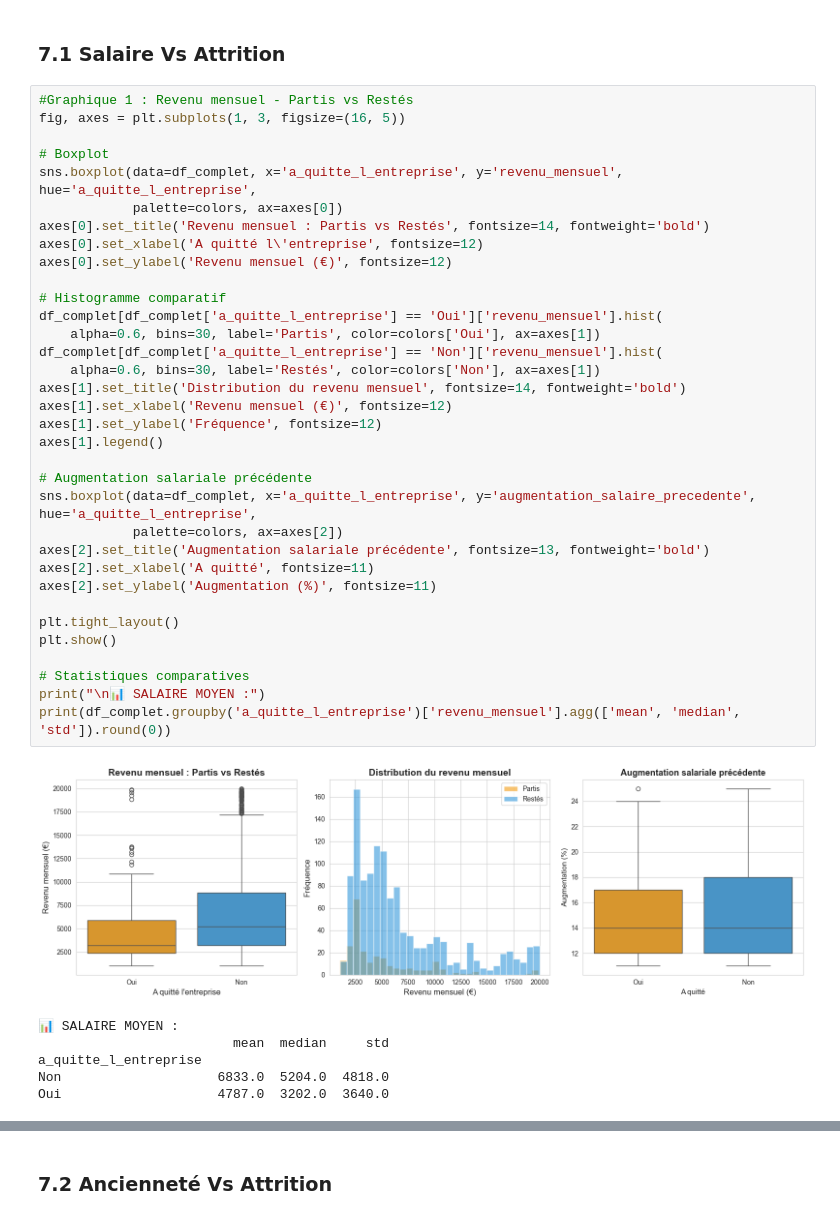
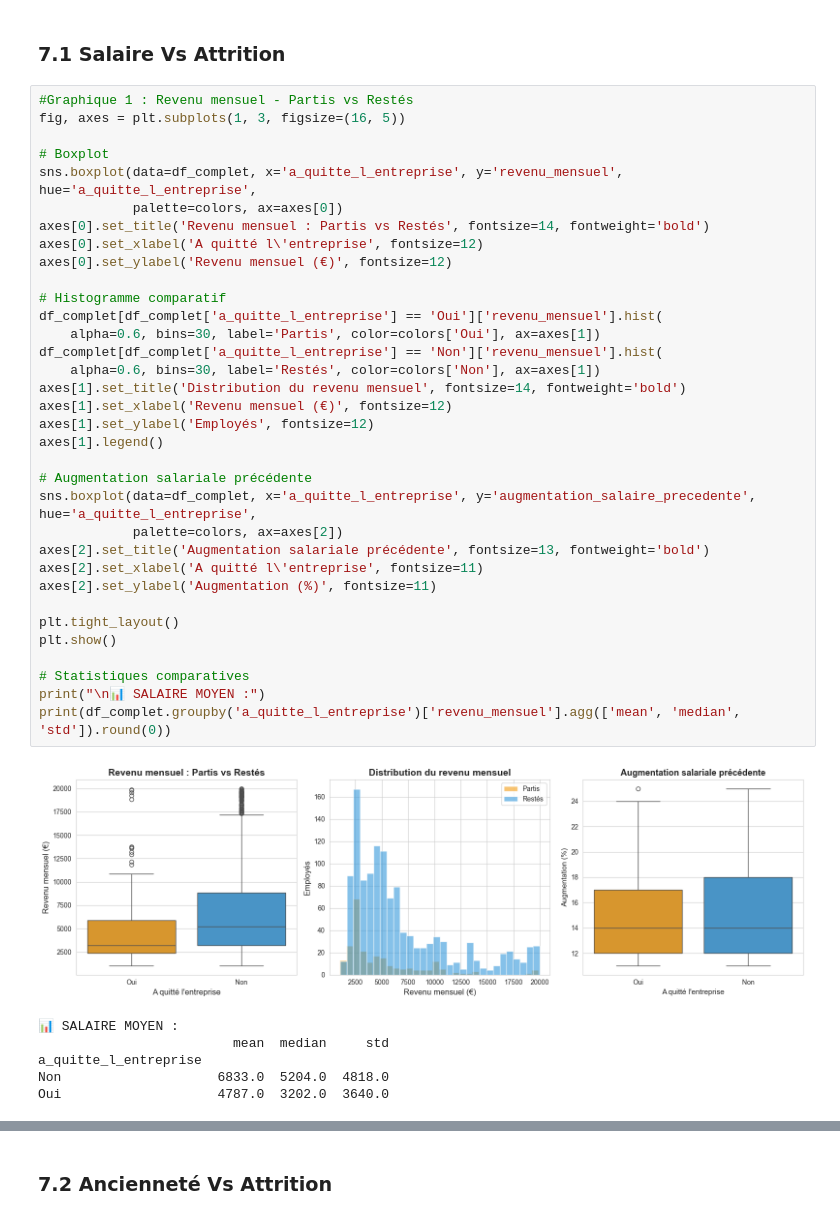
Before and after one commit to vler0ux/esn, a Jupyter notebook: 01_analyse_exploratoire.ipynb, the cells around one changed output, grey strips where cells are left out. Saved outputs shown, nothing was run; the diff lists cells and outputs as text.

```diff
--- a/01_analyse_exploratoire.ipynb
+++ b/01_analyse_exploratoire.ipynb
@@ -1028,36 +1020,36 @@ fig, axes = plt.subplots(1, 3, figsize=(16, 5))
 
 # Boxplot
 sns.boxplot(data=df_complet, x='a_quitte_l_entreprise', y='revenu_mensuel', hue='a_quitte_l_entreprise',
             palette=colors, ax=axes[0])
 axes[0].set_title('Revenu mensuel : Partis vs Restés', fontsize=14, fontweight='bold')
 axes[0].set_xlabel('A quitté l\'entreprise', fontsize=12)
 axes[0].set_ylabel('Revenu mensuel (€)', fontsize=12)
 
 # Histogramme comparatif
 df_complet[df_complet['a_quitte_l_entreprise'] == 'Oui']['revenu_mensuel'].hist(
     alpha=0.6, bins=30, label='Partis', color=colors['Oui'], ax=axes[1])
 df_complet[df_complet['a_quitte_l_entreprise'] == 'Non']['revenu_mensuel'].hist(
     alpha=0.6, bins=30, label='Restés', color=colors['Non'], ax=axes[1])
 axes[1].set_title('Distribution du revenu mensuel', fontsize=14, fontweight='bold')
 axes[1].set_xlabel('Revenu mensuel (€)', fontsize=12)
-axes[1].set_ylabel('Fréquence', fontsize=12)
+axes[1].set_ylabel('Employés', fontsize=12)
 axes[1].legend()
 
 # Augmentation salariale précédente
 sns.boxplot(data=df_complet, x='a_quitte_l_entreprise', y='augmentation_salaire_precedente', hue='a_quitte_l_entreprise',
             palette=colors, ax=axes[2])
 axes[2].set_title('Augmentation salariale précédente', fontsize=13, fontweight='bold')
-axes[2].set_xlabel('A quitté', fontsize=11)
+axes[2].set_xlabel('A quitté l\'entreprise', fontsize=11)
 axes[2].set_ylabel('Augmentation (%)', fontsize=11)
 
 plt.tight_layout()
 plt.show()
 
 # Statistiques comparatives
 print("\n📊 SALAIRE MOYEN :")
 print(df_complet.groupby('a_quitte_l_entreprise')['revenu_mensuel'].agg(['mean', 'median', 'std']).round(0))
 # %% [output]
-[figure, old version]
+[figure, new version]
 📊 SALAIRE MOYEN :
                          mean  median     std
 a_quitte_l_entreprise
```
Also changed, not shown: parts of 13 cells of this notebook, 1 other file.
